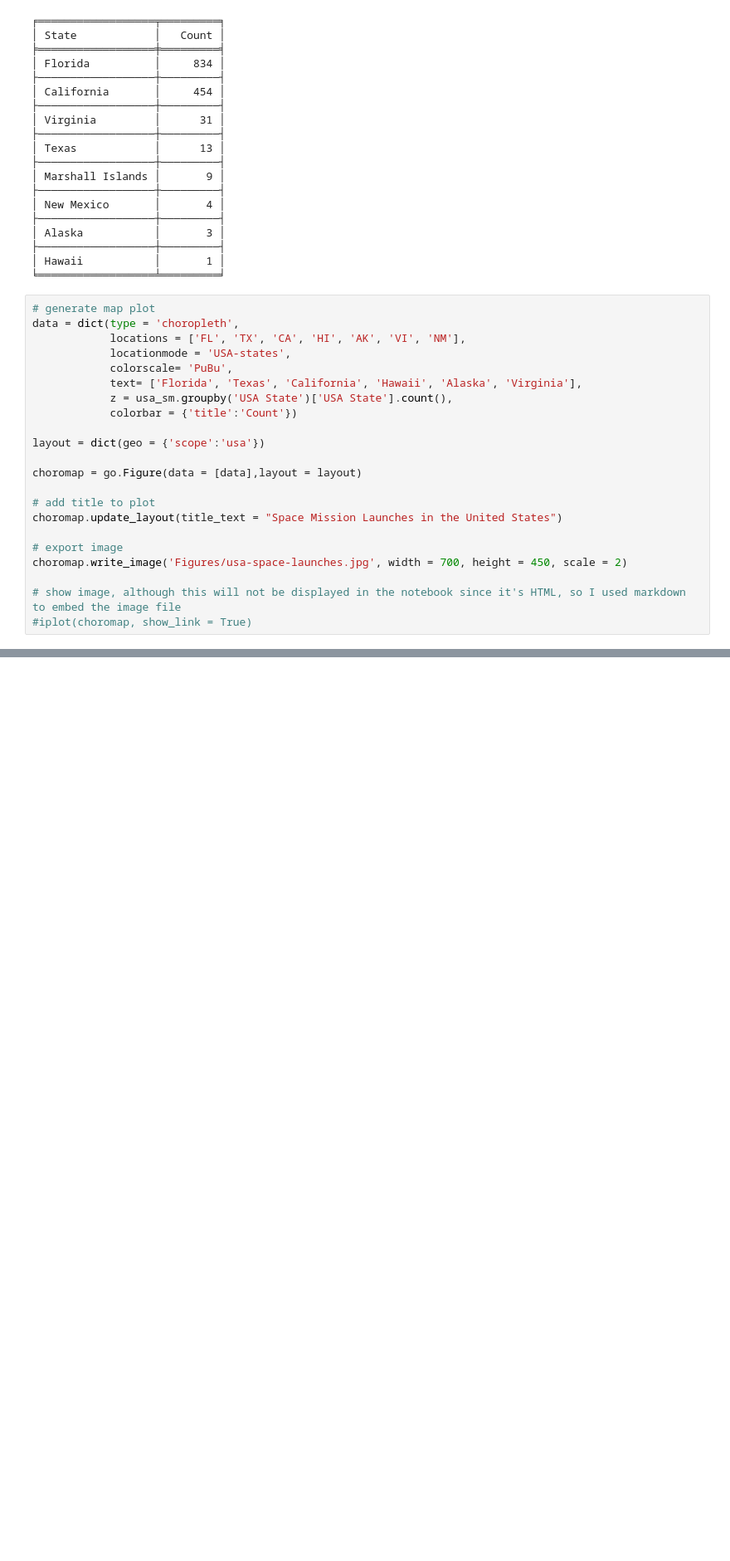
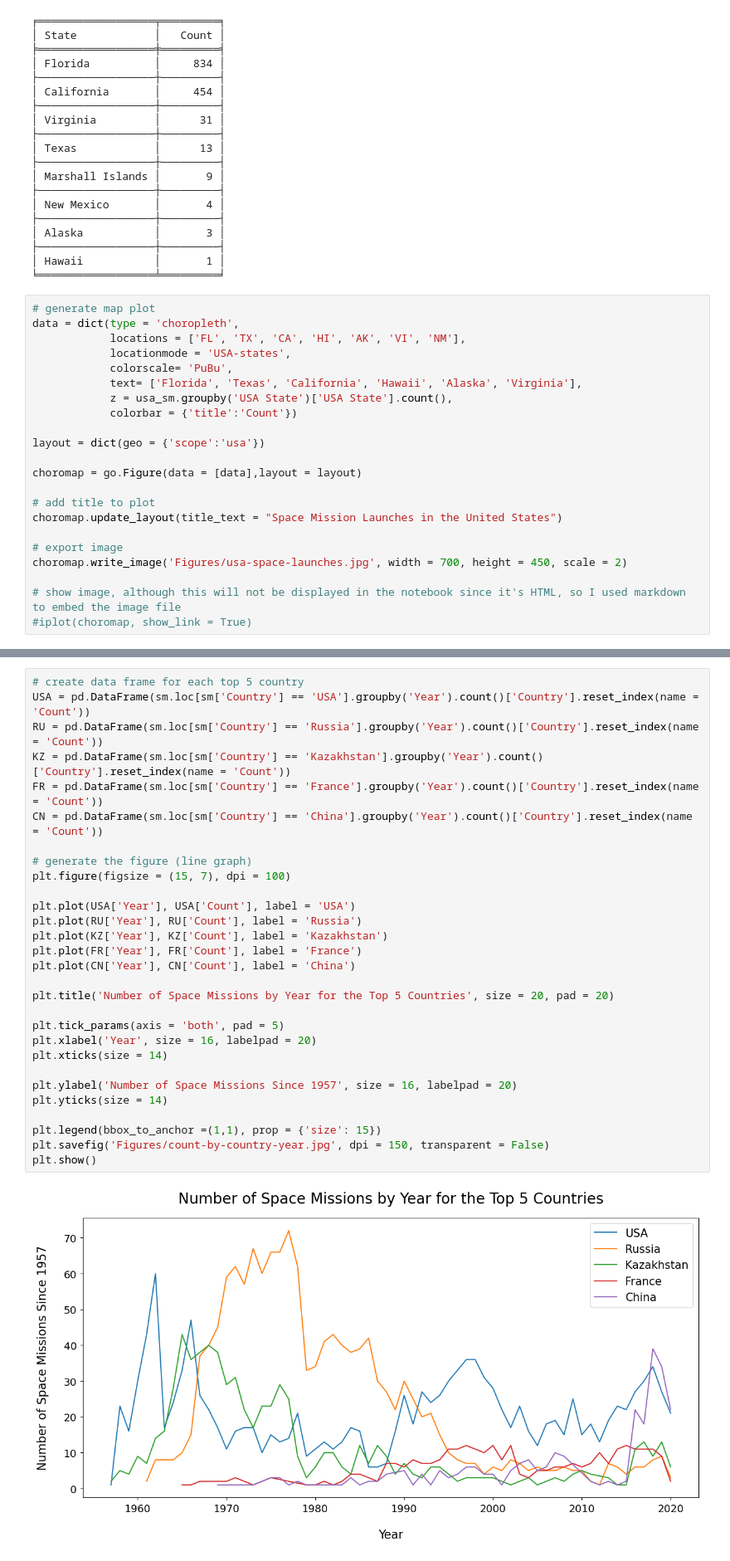
Before and after one commit to julietwomack/SpaceMissions, a Jupyter notebook: Space-Mission-Exploratory-Analysis.ipynb, the cells around one changed output, grey strips where cells are left out. Shown: that part at 83% size. Saved outputs shown, nothing was run; the diff lists cells and outputs as text; blank space fills up the shorter version.

```diff
--- a/Space-Mission-Exploratory-Analysis.ipynb
+++ b/Space-Mission-Exploratory-Analysis.ipynb
@@ -530,0 +561,31 @@ plt.tight_layout(pad = 2)
+# %%
+# create data frame for each top 5 country
+USA = pd.DataFrame(sm.loc[sm['Country'] == 'USA'].groupby('Year').count()['Country'].reset_index(name = 'Count'))
+RU = pd.DataFrame(sm.loc[sm['Country'] == 'Russia'].groupby('Year').count()['Country'].reset_index(name = 'Count'))
+KZ = pd.DataFrame(sm.loc[sm['Country'] == 'Kazakhstan'].groupby('Year').count()['Country'].reset_index(name = 'Count'))
+FR = pd.DataFrame(sm.loc[sm['Country'] == 'France'].groupby('Year').count()['Country'].reset_index(name = 'Count'))
+CN = pd.DataFrame(sm.loc[sm['Country'] == 'China'].groupby('Year').count()['Country'].reset_index(name = 'Count'))
+
+# generate the figure (line graph)
+plt.figure(figsize = (15, 7), dpi = 100)
+
+plt.plot(USA['Year'], USA['Count'], label = 'USA')
+plt.plot(RU['Year'], RU['Count'], label = 'Russia')
+plt.plot(KZ['Year'], KZ['Count'], label = 'Kazakhstan')
+plt.plot(FR['Year'], FR['Count'], label = 'France')
+plt.plot(CN['Year'], CN['Count'], label = 'China')
+
+plt.title('Number of Space Missions by Year for the Top 5 Countries', size = 20, pad = 20)
+
+plt.tick_params(axis = 'both', pad = 5)
+plt.xlabel('Year', size = 16, labelpad = 20)
+plt.xticks(size = 14)
+
+plt.ylabel('Number of Space Missions Since 1957', size = 16, labelpad = 20)
+plt.yticks(size = 14)
+
+plt.legend(bbox_to_anchor =(1,1), prop = {'size': 15})
+plt.savefig('Figures/count-by-country-year.jpg', dpi = 150, transparent = False)
+plt.show()
+# %% [output]
+[figure, added]
```
Also changed, not shown: parts of 64 cells of this notebook, 3 other files.
